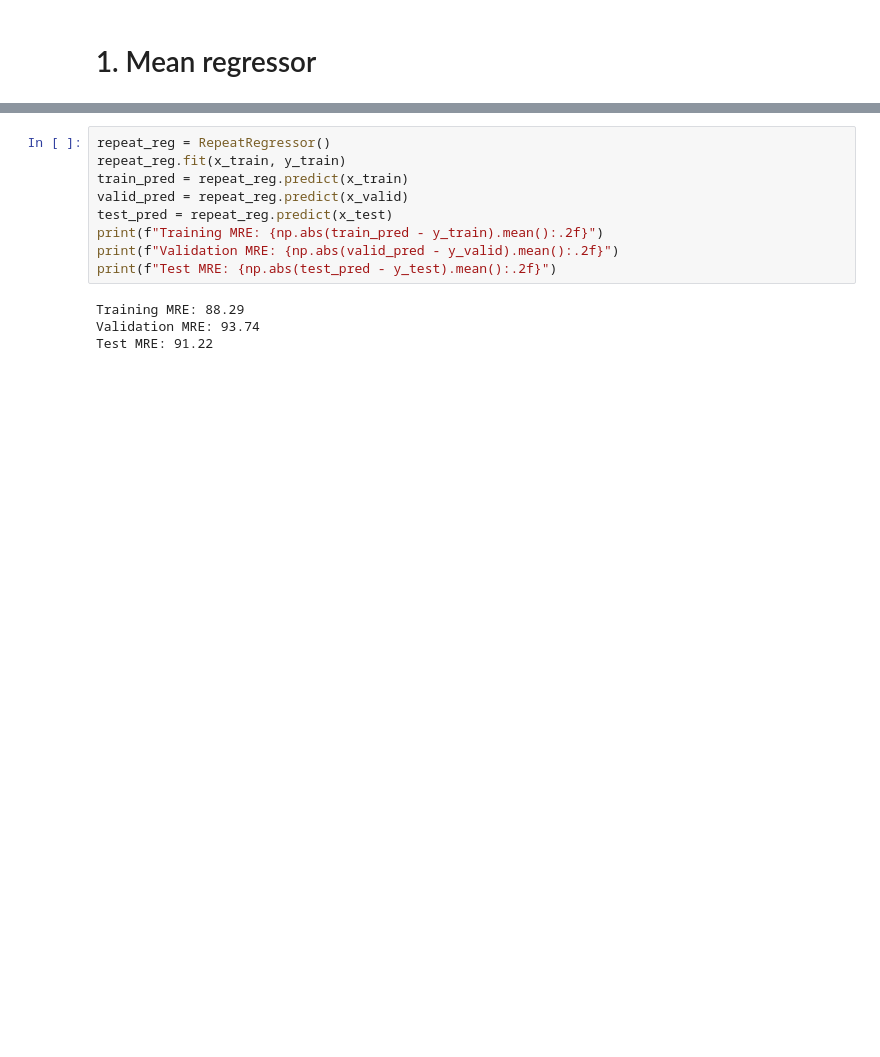
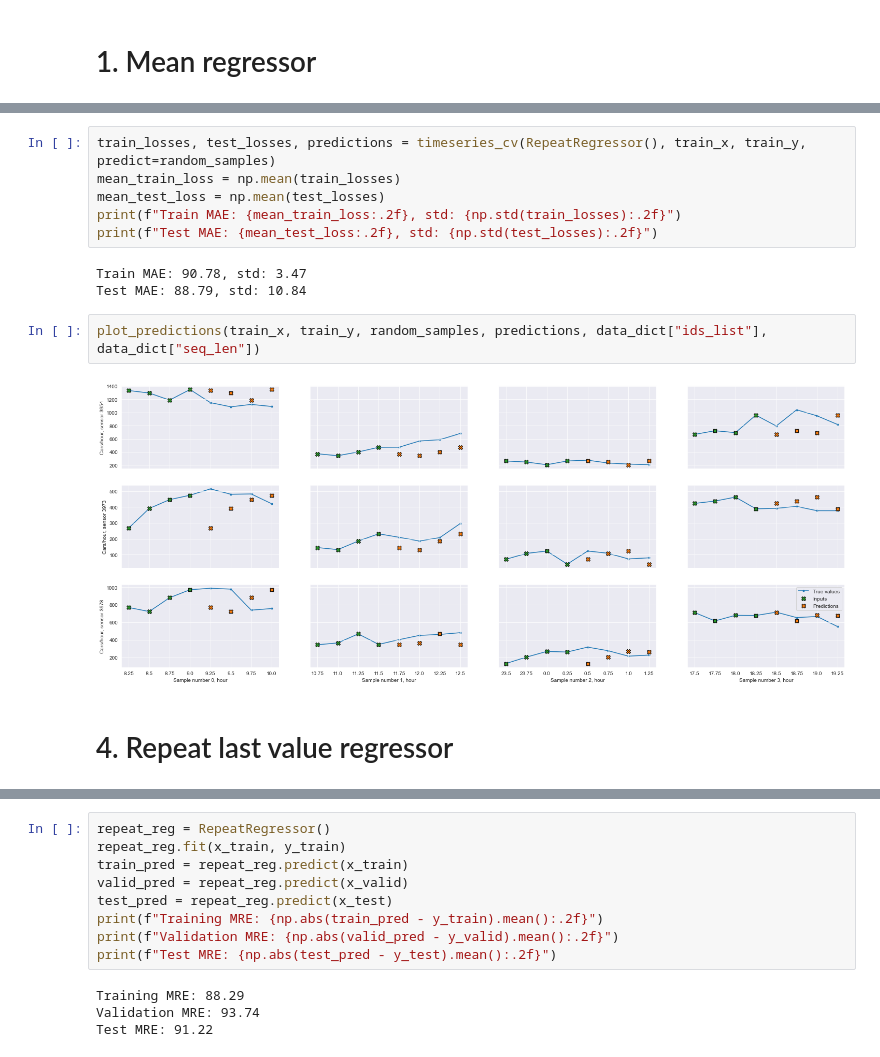
Before and after one commit to elena-sg/madrid-traffic, a Jupyter notebook: notebooks/04-baseline-models.ipynb, the cells around one changed output, grey strips where cells are left out. Saved outputs shown, nothing was run; the diff lists cells and outputs as text; blank space fills up the shorter version.

```diff
--- a/notebooks/04-baseline-models.ipynb
+++ b/notebooks/04-baseline-models.ipynb
@@ -59,0 +94,15 @@ y_test = test_data.y[:, :, :, [0]]
+# %%
+train_losses, test_losses, predictions = timeseries_cv(RepeatRegressor(), train_x, train_y, predict=random_samples)
+mean_train_loss = np.mean(train_losses)
+mean_test_loss = np.mean(test_losses)
+print(f"Train MAE: {mean_train_loss:.2f}, std: {np.std(train_losses):.2f}")
+print(f"Test MAE: {mean_test_loss:.2f}, std: {np.std(test_losses):.2f}")
+# %% [output]
+Train MAE: 90.78, std: 3.47
+Test MAE: 88.79, std: 10.84
+# %%
+plot_predictions(train_x, train_y, random_samples, predictions, data_dict["ids_list"], data_dict["seq_len"])
+# %% [output]
+[figure, added]
+# %% [markdown]
+# 4. Repeat last value regressor
```
Also changed, not shown: parts of 50 cells of this notebook, 5 other files.
